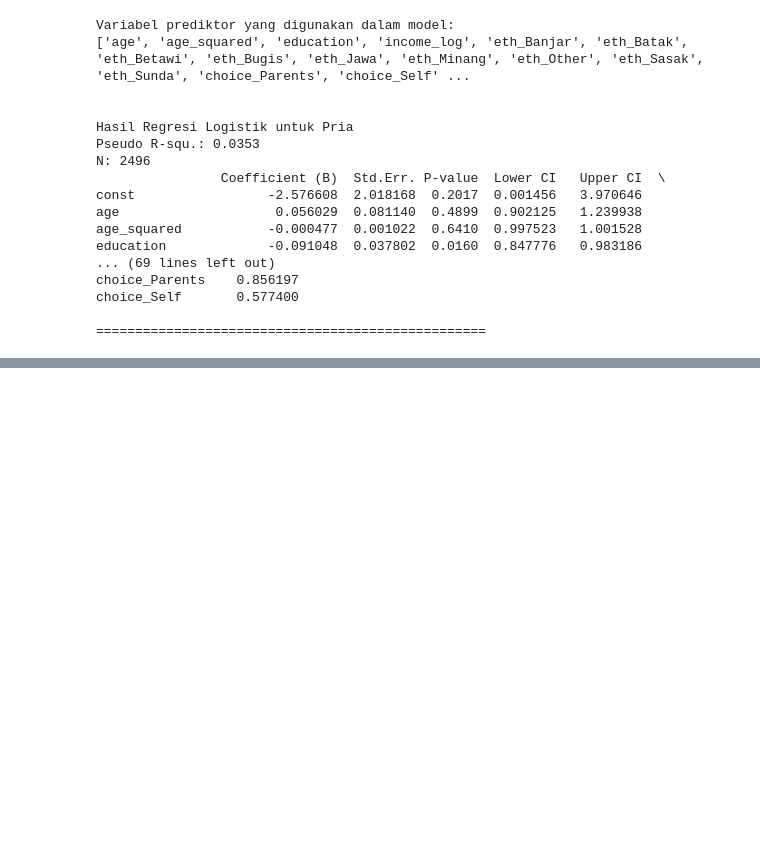
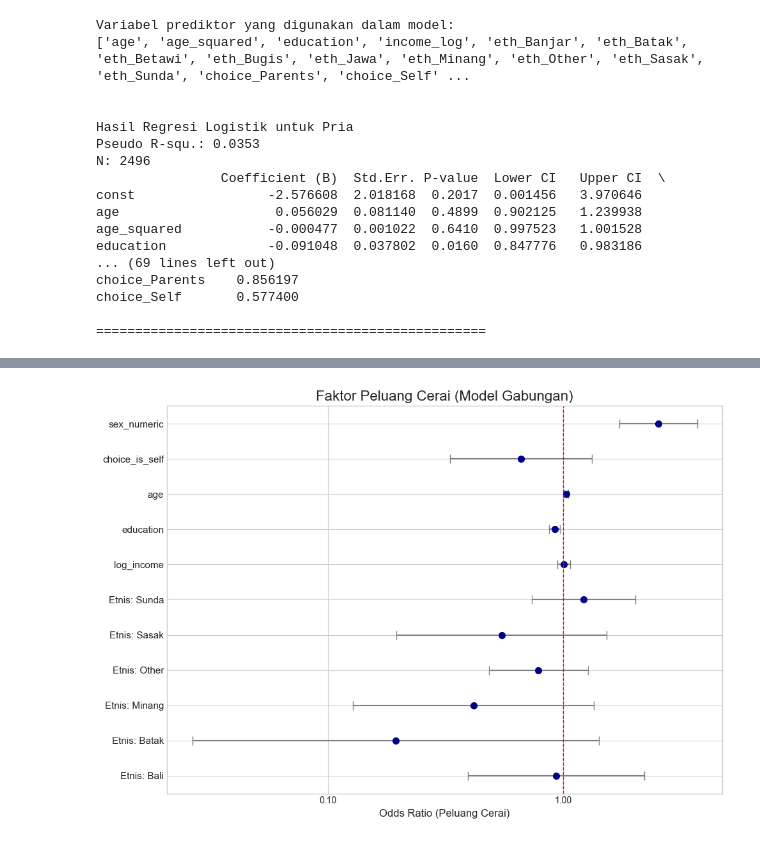
Before and after one commit to Poor1ST/ifls, a Jupyter notebook: process.ipynb, the cells around one changed output, grey strips where cells are left out. Drawn from its saved outputs; the diff is of its cells as text; code cells hidden in the pictures; blank space fills up the shorter version.

```diff
--- a/process.ipynb
+++ b/process.ipynb
@@ -1530,0 +1533,3 @@ choice_Self       0.577400
+# %%
+df = pd.read_csv('clean_data/data_clean.csv')
+df
@@ -1530,0 +1664,2 @@ choice_Self       0.577400
+# %%
+result_combined, result_male, result_female = perform_full_analysis(df_clean)
@@ -1530,0 +1689,74 @@ choice_Self       0.577400
+# %%
+def extract_odds_ratios(result, model_name):
+    """
+    Fungsi untuk mengekstrak odds ratio dan confidence interval dari hasil model.
+    """
+    # Ambil parameter dan confidence interval
+    params = result.params.copy()
+    conf = result.conf_int().copy()
+
+    # Gabungkan menjadi satu DataFrame
+    df_res = pd.concat([params, conf], axis=1)
+    df_res.columns = ['coef', 'ci_lower', 'ci_upper']
+
+    # Hitung Odds Ratio dengan eksponensial
+    df_odds = np.exp(df_res)
+    df_odds.columns = ['Odds Ratio', 'CI Lower', 'CI Upper']
+    df_odds['Model'] = model_name
+
+    # Hapus intercept karena biasanya tidak divisualisasikan
+    df_odds = df_odds.drop('Intercept')
+
+    # Membersihkan nama variabel agar lebih mudah dibaca di grafik
+    df_odds.index = df_odds.index.str.replace("C(ethnicity_grouped, Treatment(reference='Jawa'))[T.", "Etnis: ")
+    df_odds.index = df_odds.index.str.replace("]", "")
+
+    return df_odds
+
+# Ekstrak data dari ketiga model
+odds_combined = extract_odds_ratios(result_combined, 'Gabungan')
+odds_male = extract_odds_ratios(result_male, 'Pria')
+odds_female = extract_odds_ratios(result_female, 'Wanita')
+
+def plot_odds_ratios(df_odds, title):
+    """
+    Fungsi untuk membuat plot Odds Ratio.
+    """
+    # Siapkan data untuk plot
+    df_plot = df_odds.reset_index().rename(columns={'index': 'Variabel'})
+
+    # Hitung error untuk garis confidence interval
+    df_plot['error'] = df_plot['CI Upper'] - df_plot['CI Lower']
+
+    plt.style.use('seaborn-v0_8-whitegrid')
+    fig, ax = plt.subplots(figsize=(10, 7))
+
+    # Plot titik Odds Ratio
+    ax.scatter(x=df_plot['Odds Ratio'], y=df_plot['Variabel'], s=50, color='darkblue', zorder=2)
+
+    # Plot garis confidence interval (error bars)
+    ax.errorbar(x=df_plot['Odds Ratio'], y=df_plot['Variabel'],
+                xerr=((df_plot['Odds Ratio'] - df_plot['CI Lower']), (df_plot['CI Upper'] - df_plot['Odds Ratio'])),
+                fmt='none', color='gray', capsize=5, zorder=1)
+
+    # Tambahkan garis vertikal di Odds Ratio = 1 (titik referensi 'tidak ada efek')
+    ax.axvline(x=1, linestyle='--', color='red', lw=1)
+
+    ax.set_title(title, fontsize=16)
+    ax.set_xlabel('Odds Ratio (Peluang Cerai)', fontsize=12)
+    ax.set_ylabel('')
+    ax.tick_params(axis='y', labelsize=11)
+
+    # Menggunakan skala log untuk interpretasi yang lebih baik
+    # Jarak dari 0.5 ke 1 sama dengan jarak dari 1 ke 2
+    ax.set_xscale('log')
+    ax.get_xaxis().set_major_formatter(plt.ScalarFormatter()) # Tampilkan angka normal
+    plt.tight_layout()
+    plt.show()
+
+# Buat visualisasi untuk setiap model
+print("--- VISUALISASI HASIL REGRESI LOGISTIK ---")
+plot_odds_ratios(odds_combined, 'Faktor Peluang Cerai (Model Gabungan)')
+plot_odds_ratios(odds_male, 'Faktor Peluang Cerai (Model Pria)')
+plot_odds_ratios(odds_female, 'Faktor Peluang Cerai (Model Wanita)')
+# %% [output]
@@ -1530,0 +1764 @@ choice_Self       0.577400
+[figure, added]
```
Also changed, not shown: parts of 6 cells of this notebook.
